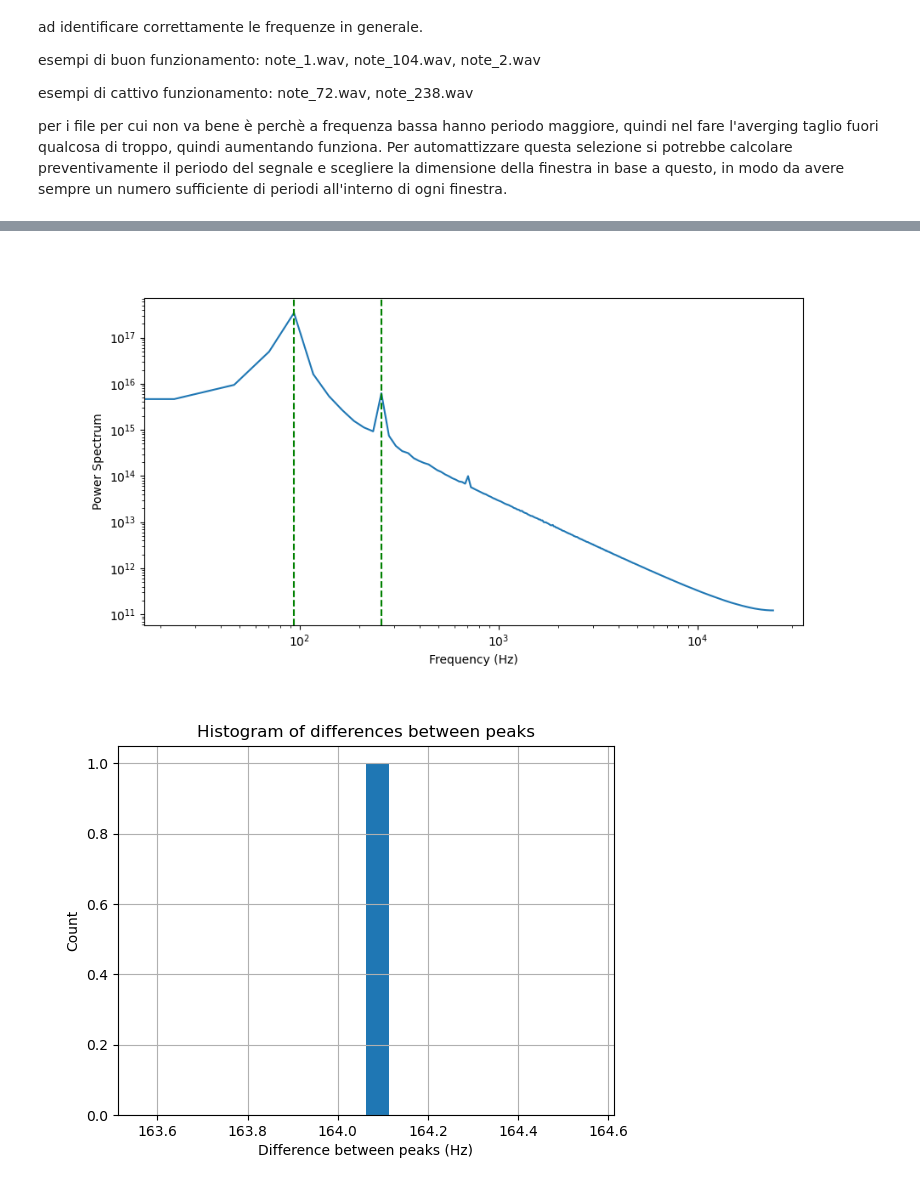
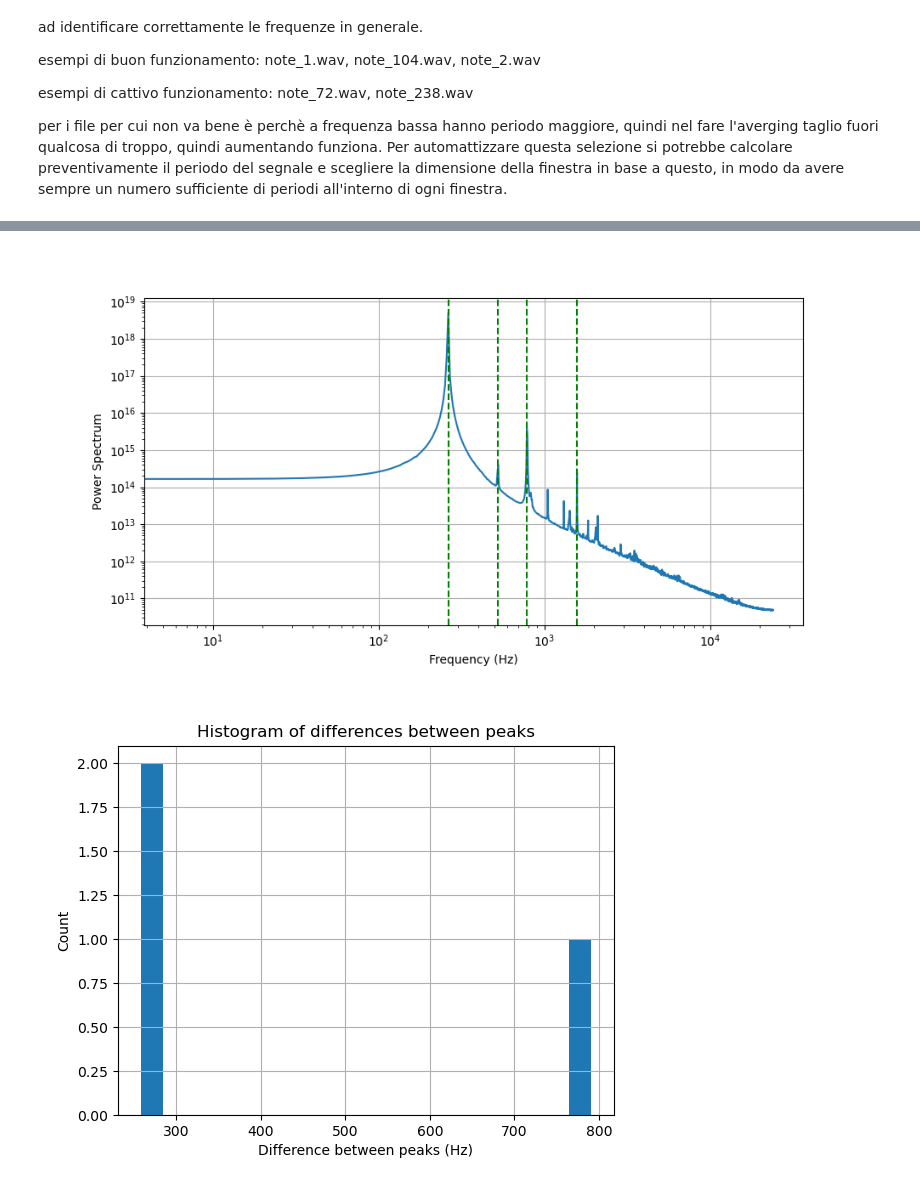
Before and after one commit to maddoc-g/3_organ_clustering, a Jupyter notebook: codice_soft_Alice.ipynb, the cells around one changed output, grey strips where cells are left out. Saved outputs shown, nothing was run; the diff lists cells and outputs as text; code cells hidden in the pictures.

```diff
--- a/codice_soft_Alice.ipynb
+++ b/codice_soft_Alice.ipynb
@@ -23,7 +23,7 @@ per i file per cui non va bene è perchè a frequenza bassa hanno periodo maggio
 Per automattizzare questa selezione si potrebbe calcolare preventivamente il periodo del segnale e scegliere la dimensione della finestra in base a questo, in modo da avere sempre un numero sufficiente di periodi all'interno di ogni finestra.
 # %%
 # leggiamo un singolo file audio
-rate, note = readwav('./wav_files/note_238.wav')
+rate, note = readwav('./wav_files/note_111.wav')
 # %%
 #togliamo il primo 25% del segnale e l'ultimo 10% e plotto mantenendo i secondi corretti
 note = note[:, 0] # prendo solo un canale se il segnale è stereo
@@ -177,6 +197,6 @@ Frequenza fondamentale: 93.75 Hz
 # %%
 # visualizzo power sperctrum prev
-frequencies = np.fft.rfftfreq(window_size, d=1/rate)
+frequencies = np.fft.rfftfreq(segment_windowed.shape[0], d=1/rate)
 plt.figure()
 plt.loglog(frequencies, average_power_spectrum)
 plt.xlabel('Frequency (Hz)')
@@ -245,31 +264,33 @@ for peak in peaks:
     freq = frequencies[peak]
     if all(abs(freq - f) > tolerance for f in picchi_freq):
         picchi_freq.append(freq)
+    freq_max = frequencies[np.argmax(average_power_spectrum)]
 
-    freq_max = frequencies[np.argmax(average_power_spectrum)]
+
 
 # evidenziamo i primi 6 picchi sul grafico
 plt.figure(figsize=(10, 5))
 plt.loglog(frequencies, average_power_spectrum)
 plt.xlabel("Frequency (Hz)")
 plt.ylabel("Power Spectrum")
-for f in picchi_freq[:10]:
+plt.grid()
+for f in picchi_freq[:20]:
     plt.axvline(f, color='g', linestyle='--')
 plt.show()
 # %% [output]
-[figure, old version]
+[figure, new version]
 # %%
 # calcoliamo la differenza tra una armonica e la successiva dei 6 picchi, in modo da identificare la frequenza fondamentale come il massimo comun divisore tra i picchi
-diffs = np.diff(picchi_freq[:8])
+diffs = np.diff(picchi_freq[:20])
 plt.figure()
 plt.hist(diffs, bins=20)
 plt.xlabel('Difference between peaks (Hz)')
 plt.ylabel('Count')
 plt.title('Histogram of differences between peaks')
 plt.grid()
 plt.show()
 # %% [output]
-[figure, old version]
+[figure, new version]
 # %%
 # maschera per prendere solo le differenze giuste (cioè quelle del bin più elevato)
 counts, bin_edges = np.histogram(diffs, bins=20)
```
Also changed, not shown: parts of 10 cells of this notebook.
